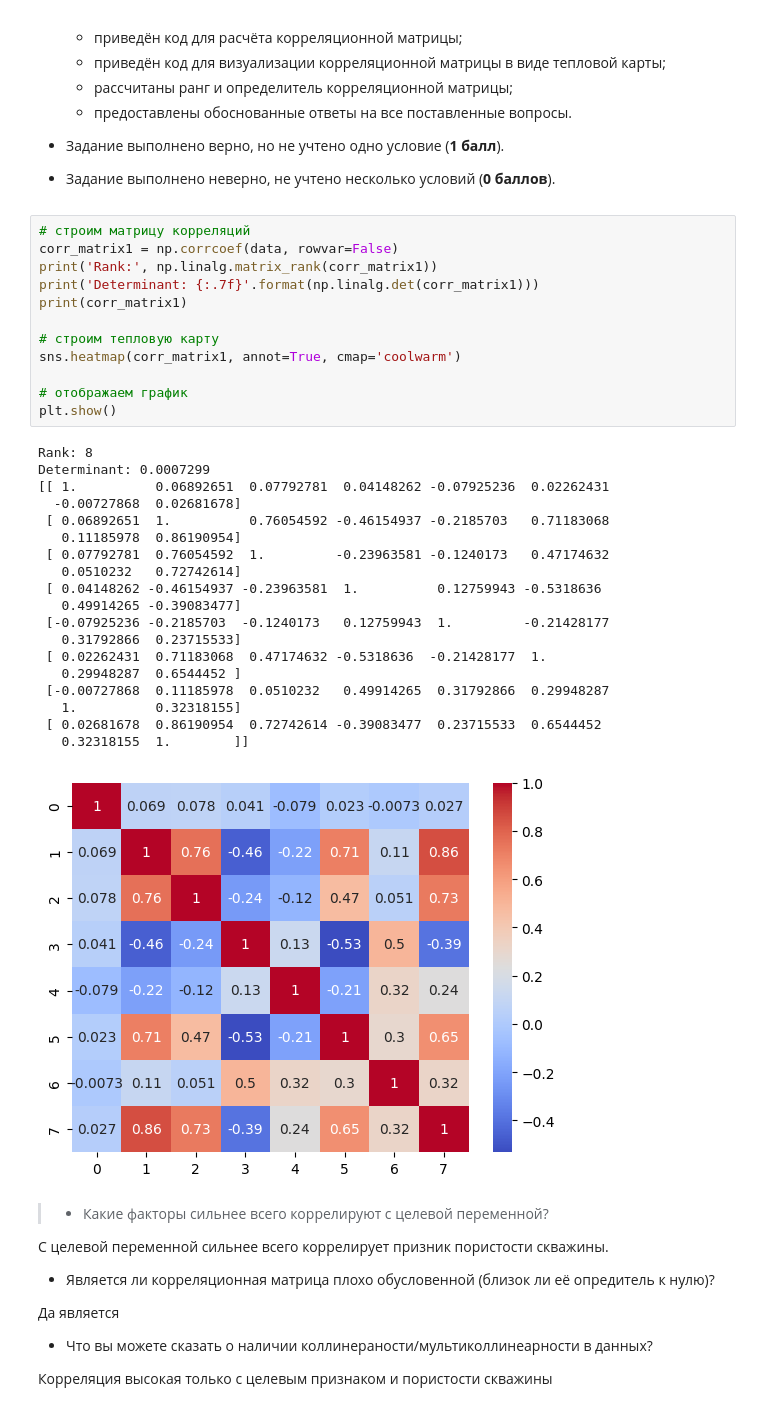
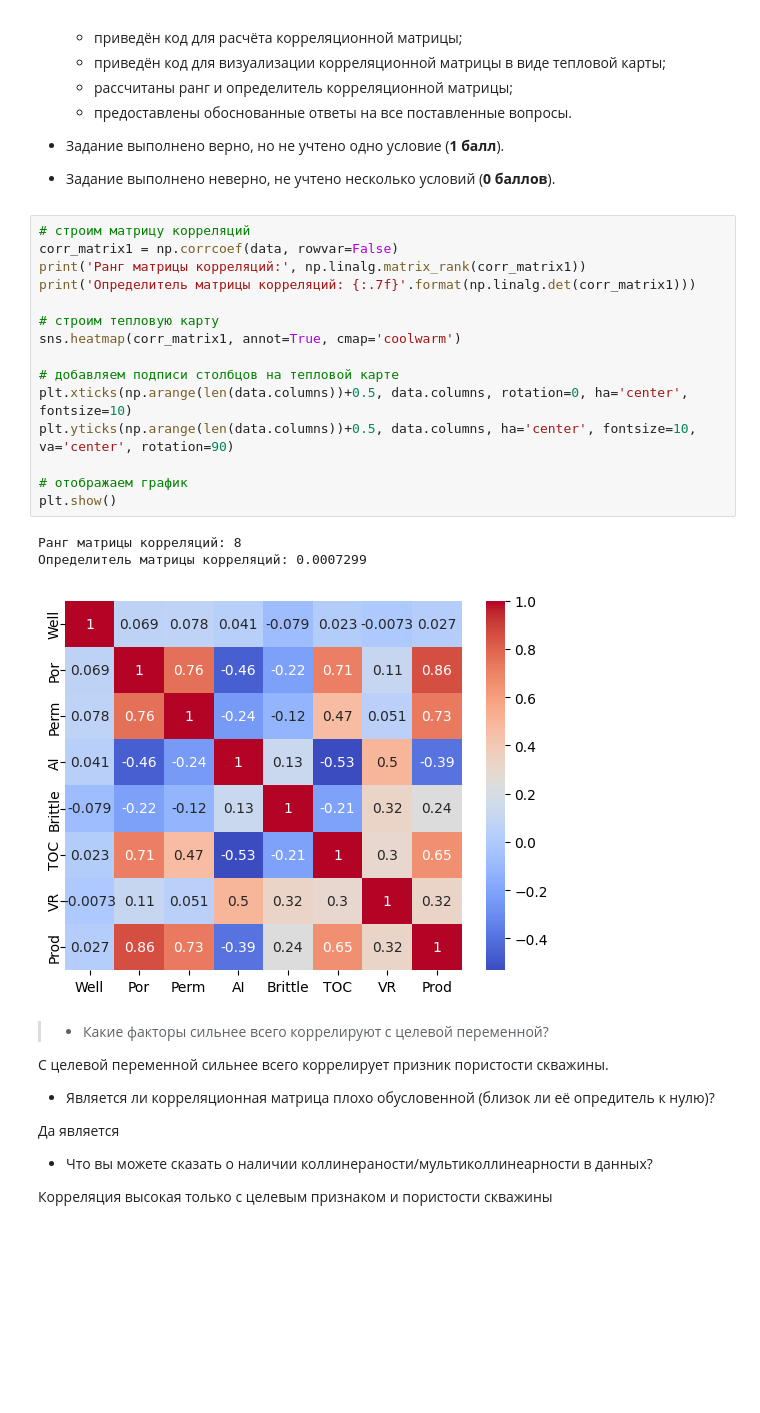
Before and after one commit to metalin37/Skillfactory, a Jupyter notebook: MathML/MATH&ML-1. Линейная алгебра в контексте линейных методов. Часть I/MATH_ML-2._Практика.ipynb, the cells around one changed output. Saved outputs shown, nothing was run; the diff lists cells and outputs as text; blank space fills up the shorter version.

```diff
--- a/MathML/MATH&ML-1. Линейная алгебра в контексте линейных методов. Часть I/MATH_ML-2._Практика.ipynb
+++ b/MathML/MATH&ML-1. Линейная алгебра в контексте линейных методов. Часть I/MATH_ML-2._Практика.ipynb
@@ -121,35 +126,22 @@ plt.show()
 # %%
 # строим матрицу корреляций
 corr_matrix1 = np.corrcoef(data, rowvar=False)
-print('Rank:', np.linalg.matrix_rank(corr_matrix1))
-print('Determinant: {:.7f}'.format(np.linalg.det(corr_matrix1)))
-print(corr_matrix1)
+print('Ранг матрицы корреляций:', np.linalg.matrix_rank(corr_matrix1))
+print('Определитель матрицы корреляций: {:.7f}'.format(np.linalg.det(corr_matrix1)))
 
 # строим тепловую карту
 sns.heatmap(corr_matrix1, annot=True, cmap='coolwarm')
 
+# добавляем подписи столбцов на тепловой карте
+plt.xticks(np.arange(len(data.columns))+0.5, data.columns, rotation=0, ha='center', fontsize=10)
+plt.yticks(np.arange(len(data.columns))+0.5, data.columns, ha='center', fontsize=10, va='center', rotation=90)
+
 # отображаем график
 plt.show()
 # %% [output]
-Rank: 8
-Determinant: 0.0007299
-[[ 1.          0.06892651  0.07792781  0.04148262 -0.07925236  0.02262431
-  -0.00727868  0.02681678]
- [ 0.06892651  1.          0.76054592 -0.46154937 -0.2185703   0.71183068
-   0.11185978  0.86190954]
- [ 0.07792781  0.76054592  1.         -0.23963581 -0.1240173   0.47174632
-   0.0510232   0.72742614]
- [ 0.04148262 -0.46154937 -0.23963581  1.          0.12759943 -0.5318636
-   0.49914265 -0.39083477]
- [-0.07925236 -0.2185703  -0.1240173   0.12759943  1.         -0.21428177
-   0.31792866  0.23715533]
- [ 0.02262431  0.71183068  0.47174632 -0.5318636  -0.21428177  1.
-   0.29948287  0.6544452 ]
- [-0.00727868  0.11185978  0.0510232   0.49914265  0.31792866  0.29948287
-   1.          0.32318155]
- [ 0.02681678  0.86190954  0.72742614 -0.39083477  0.23715533  0.6544452
-   0.32318155  1.        ]]
+Ранг матрицы корреляций: 8
+Определитель матрицы корреляций: 0.0007299
-[figure, old version]
+[figure, new version]
 # %% [markdown]
 > * Какие факторы сильнее всего коррелируют с целевой переменной?
 
```
Also changed, not shown: parts of 23 cells of this notebook, 1 other file.
